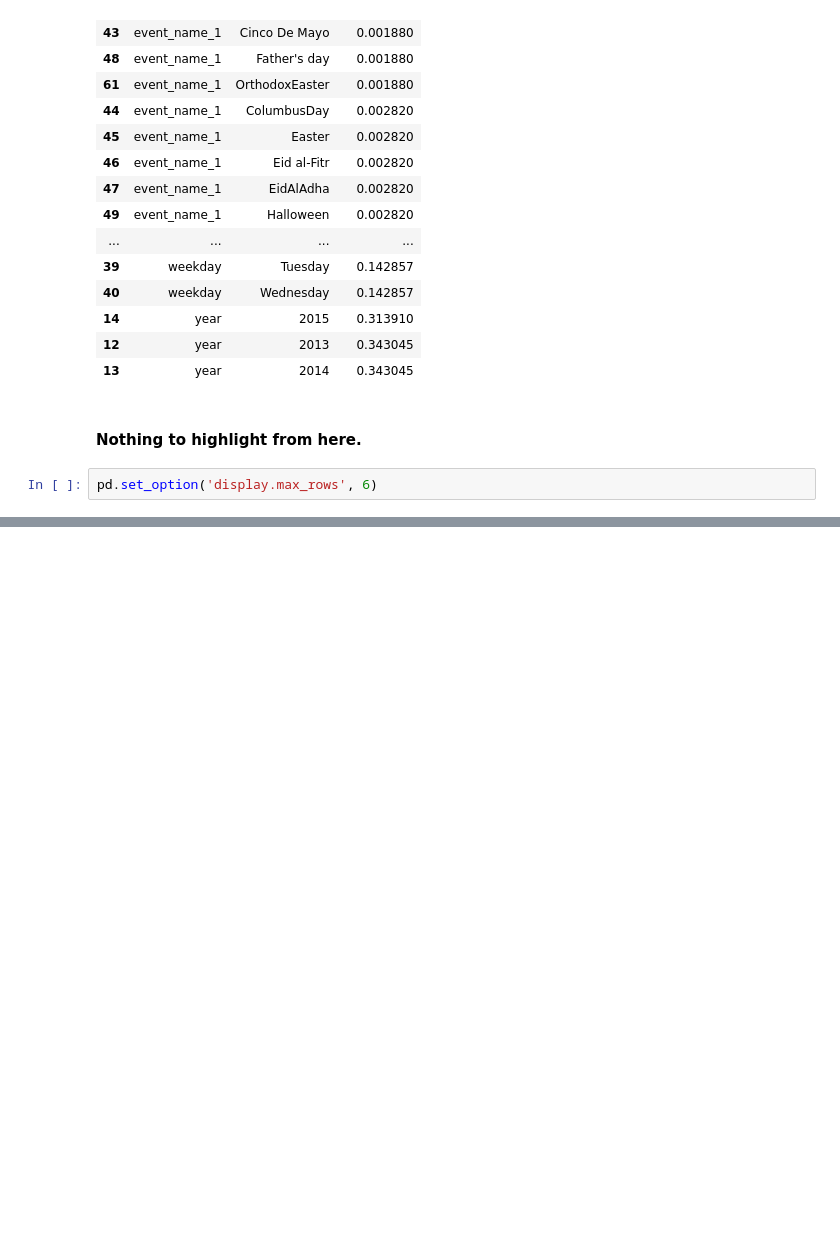
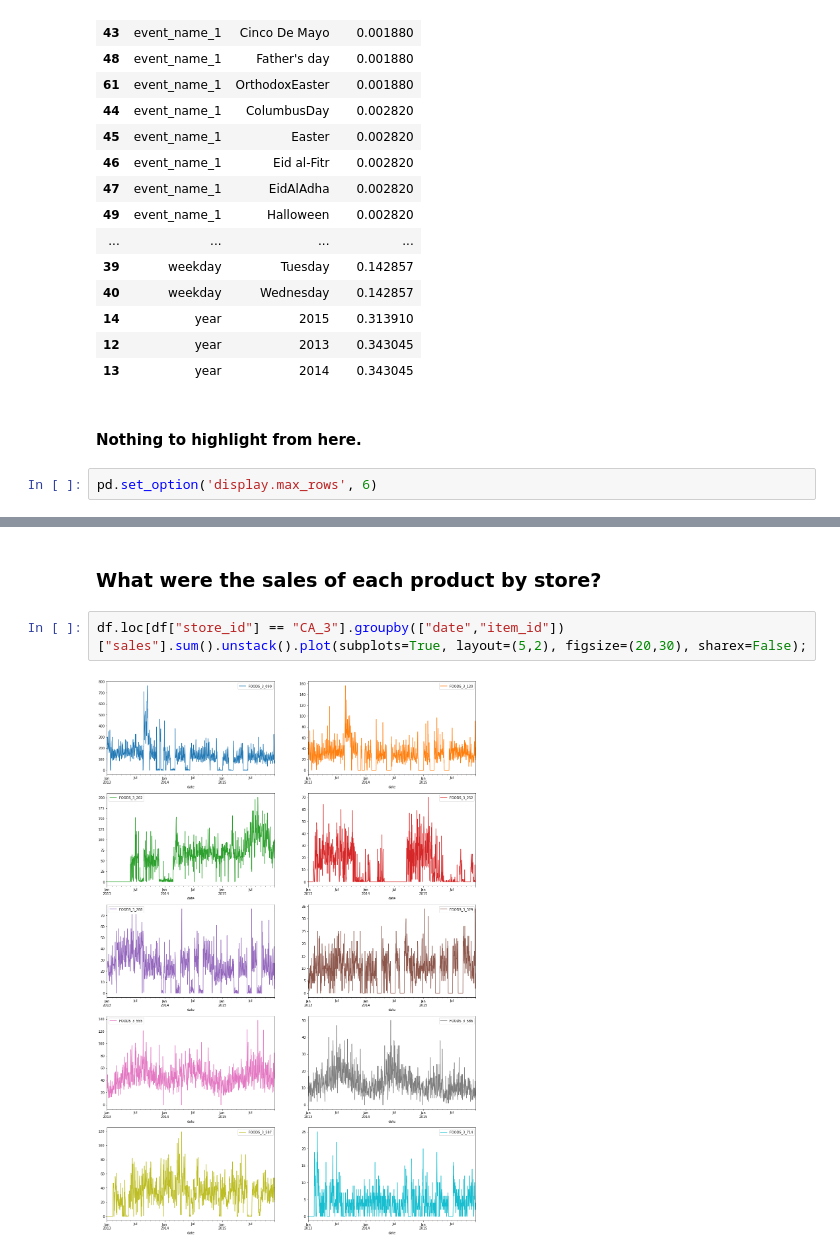
Before and after one commit to luis-cj/data-science-forecasting-food-retailer, a Jupyter notebook: notebooks/03_EDA.ipynb, the cells around one changed output, grey strips where cells are left out. Drawn from its saved outputs; the diff is of its cells as text; blank space fills up the shorter version.

```diff
--- a/notebooks/03_EDA.ipynb
+++ b/notebooks/03_EDA.ipynb
@@ -85,0 +143,6 @@ pd.set_option('display.max_rows', 6)
+# %% [markdown]
+### What were the sales of each product by store?
+# %%
+df.loc[df["store_id"] == "CA_3"].groupby(["date","item_id"])["sales"].sum().unstack().plot(subplots=True, layout=(5,2), figsize=(20,30), sharex=False);
+# %% [output]
+[figure, added]
```
Also changed, not shown: parts of 25 cells of this notebook.
